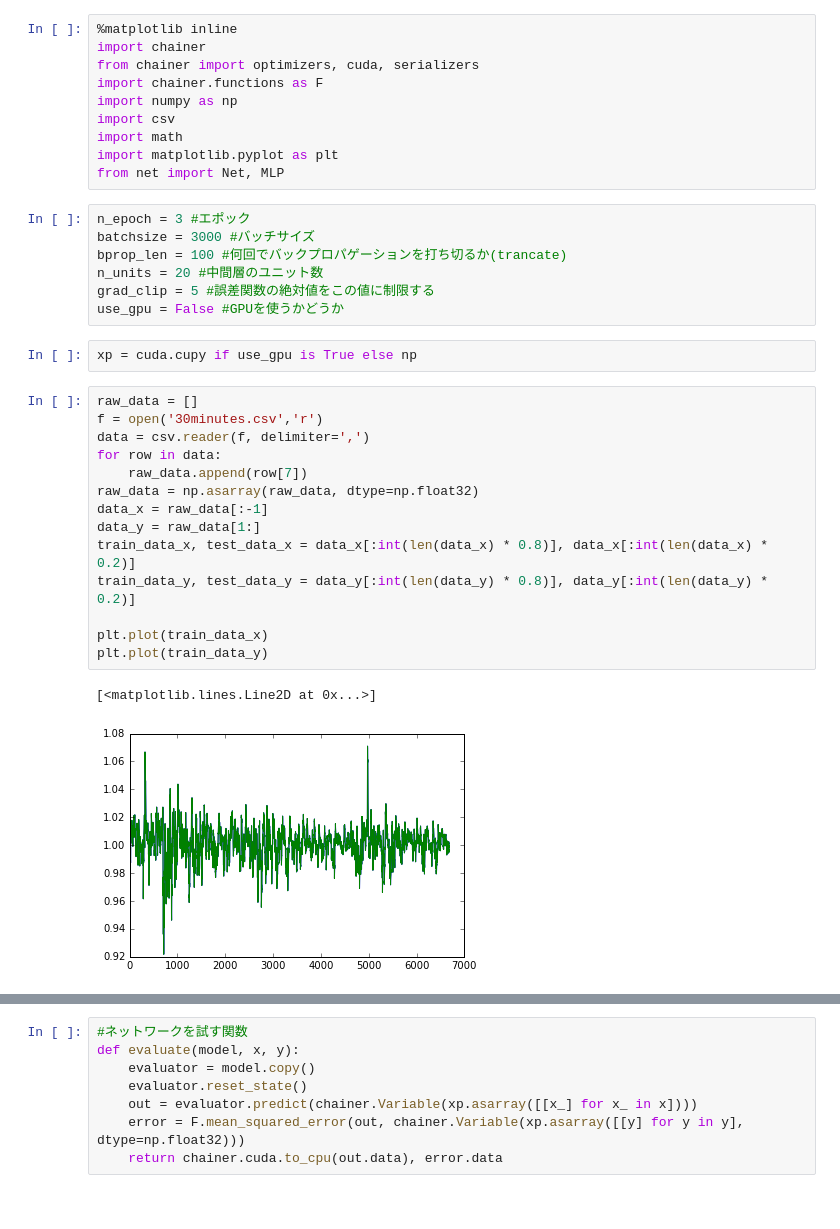
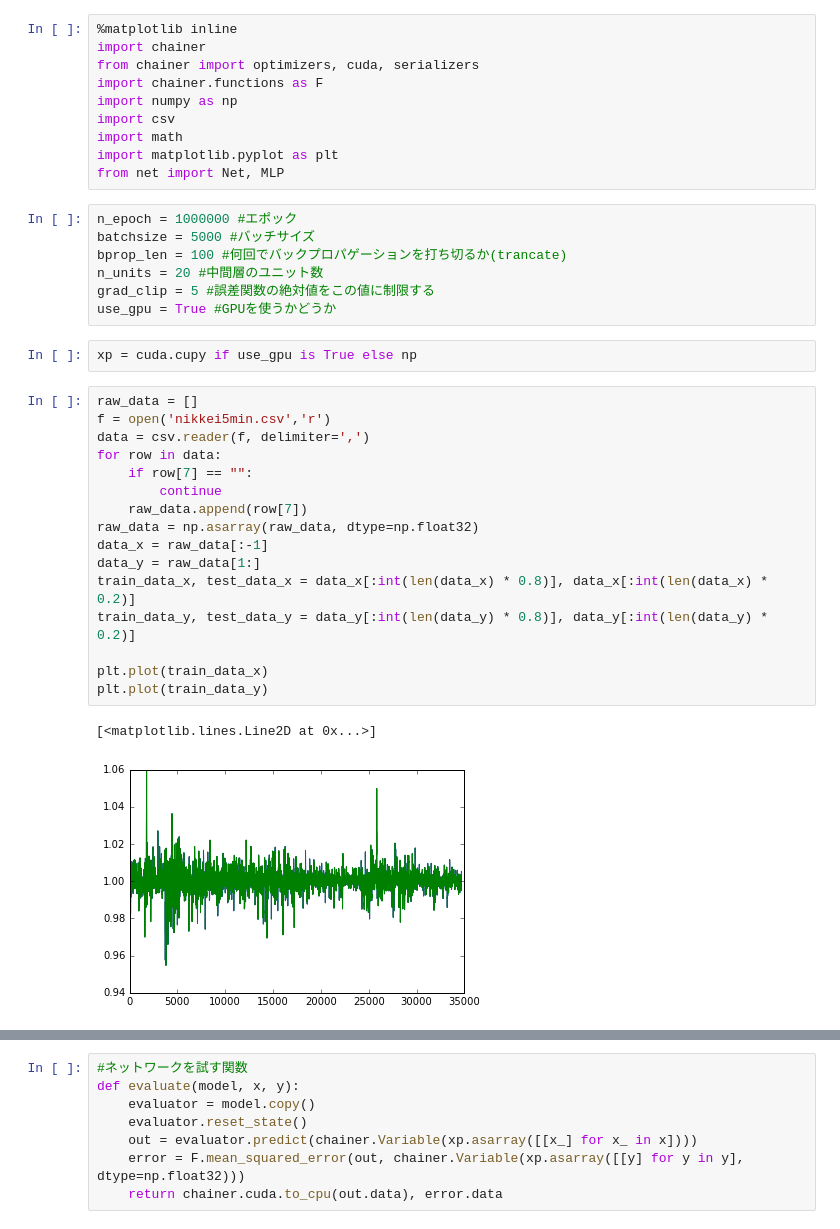
Before and after one commit to haretaro/ichiyo, a Jupyter notebook: net/train.ipynb, the cells around one changed output, grey strips where cells are left out. Drawn from its saved outputs; the diff is of its cells as text.

```diff
--- a/net/train.ipynb
+++ b/net/train.ipynb
@@ -9,31 +9,33 @@ import math
 import matplotlib.pyplot as plt
 from net import Net, MLP
 # %%
-n_epoch = 3 #エポック
-batchsize = 3000 #バッチサイズ
+n_epoch = 1000000 #エポック
+batchsize = 5000 #バッチサイズ
 bprop_len = 100 #何回でバックプロパゲーションを打ち切るか(trancate)
 n_units = 20 #中間層のユニット数
 grad_clip = 5 #誤差関数の絶対値をこの値に制限する
-use_gpu = False #GPUを使うかどうか
+use_gpu = True #GPUを使うかどうか
 # %%
 xp = cuda.cupy if use_gpu is True else np
 # %%
 raw_data = []
-f = open('30minutes.csv','r')
+f = open('nikkei5min.csv','r')
 data = csv.reader(f, delimiter=',')
 for row in data:
+    if row[7] == "":
+        continue
     raw_data.append(row[7])
 raw_data = np.asarray(raw_data, dtype=np.float32)
 data_x = raw_data[:-1]
 data_y = raw_data[1:]
 train_data_x, test_data_x = data_x[:int(len(data_x) * 0.8)], data_x[:int(len(data_x) * 0.2)]
 train_data_y, test_data_y = data_y[:int(len(data_y) * 0.8)], data_y[:int(len(data_y) * 0.2)]
 
 plt.plot(train_data_x)
 plt.plot(train_data_y)
 # %% [output]
 [<matplotlib.lines.Line2D at 0x...>]
-[figure, old version]
+[figure, new version]
 # %%
 plt.plot(test_data_x)
 plt.plot(test_data_y)
```
Also changed, not shown: parts of 8 cells of this notebook.
